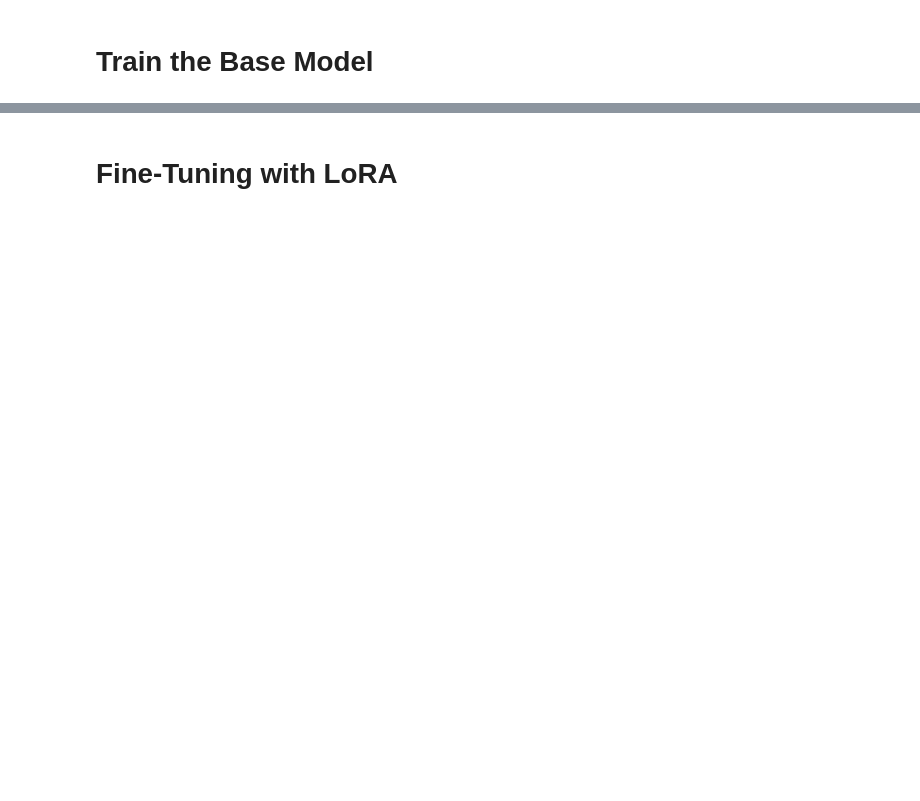
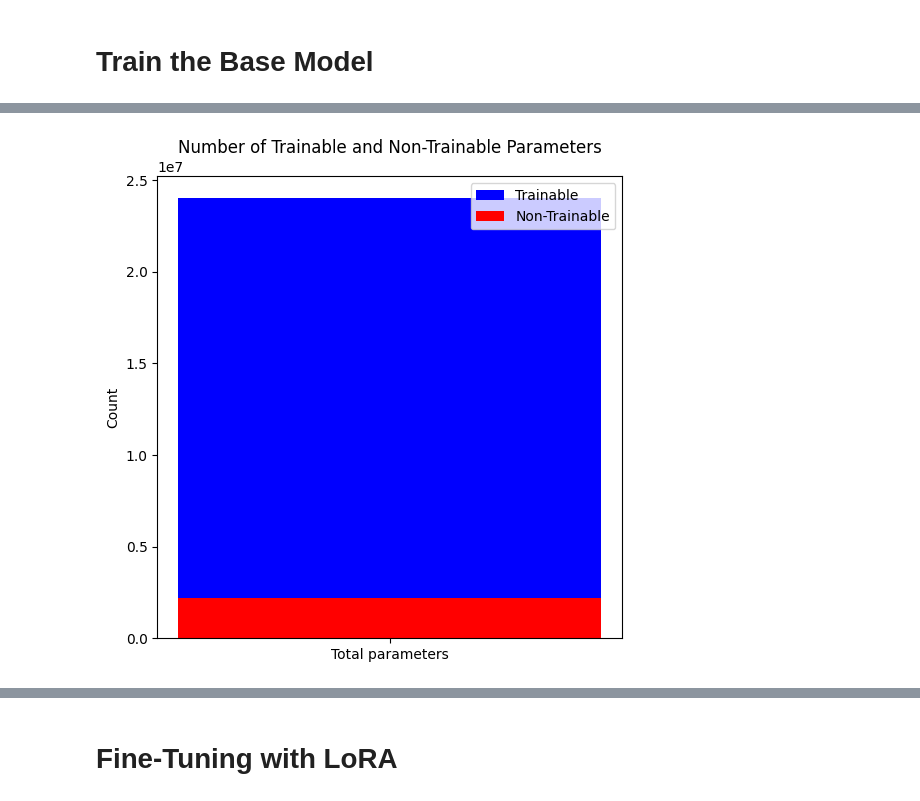
Before and after one commit to PaoloBarba/NN_Homework_1, a Jupyter notebook: NNDS_2023_Final_Homework.ipynb, the cells around one changed output, grey strips where cells are left out. Saved outputs shown, nothing was run; the diff lists cells and outputs as text; code cells hidden in the pictures; blank space fills up the shorter version.

```diff
--- a/NNDS_2023_Final_Homework.ipynb
+++ b/NNDS_2023_Final_Homework.ipynb
@@ -175,3 +217,30 @@ print(model.summary())
+# %%
+parameters = ["Total parameters"]
+trainable_count = 2190426
+non_trainable_count = 21802784
+colors = ["red", "blue"]
+
+# Create the bar plot
+plt.figure(figsize=(6, 6))
+plt.bar(parameters, [trainable_count + non_trainable_count], color="blue")  # Total bar
+
+# Plot trainable parameters as a segment on the bar
+plt.bar(parameters, [trainable_count], color=colors[0])
+
+# Plot non-trainable parameters as a segment on the bar
+plt.bar(parameters, [non_trainable_count], color=colors[1], bottom=trainable_count)
+
+# Add labels and title
+plt.ylabel("Count")
+plt.title("Number of Trainable and Non-Trainable Parameters")
+
+# Add legend
+plt.legend(["Trainable", "Non-Trainable"])
+
+# Show the plot
+plt.show()
+# %% [output]
+[figure, added]
 # %%
 # In order to train the last layer the first thing is to preprocess the imput image in order to be digestable for the model
 def preprocess_image(img_path , load = False):
```
Also changed, not shown: parts of 45 cells of this notebook.
